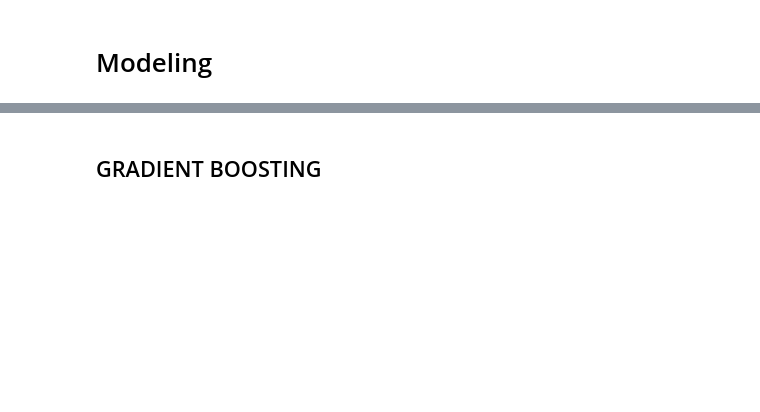
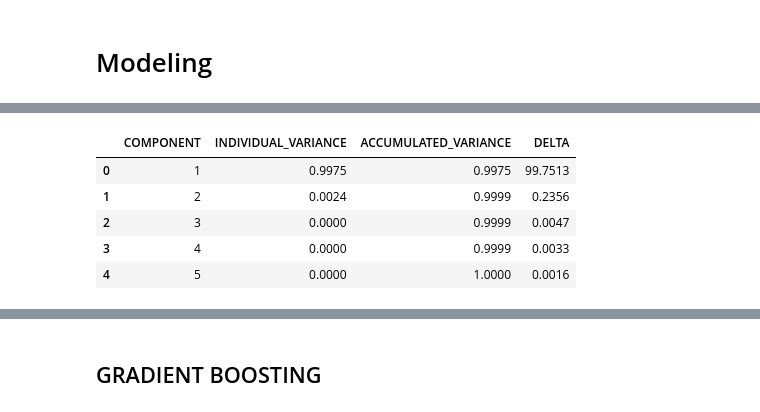
Before and after one commit to lucasamtaylor01/KaggleHousePrices, a Jupyter notebook: noteboks/04_modeling.ipynb, the cells around one changed output, grey strips where cells are left out. Drawn from its saved outputs; the diff is of its cells as text; code cells hidden in the pictures; blank space fills up the shorter version.

```diff
--- a/noteboks/04_modeling.ipynb
+++ b/noteboks/04_modeling.ipynb
@@ -34,7 +34,7 @@ MODEL_DATA_DIR = DATA_DIR / "data_model"
 # %%
 df_train = pd.read_csv(MODEL_DATA_DIR / "train_model.csv")
 # %%
-X_train = df_train.drop(columns=['SALEPRICE'])
-y_train = df_train['SALEPRICE']
+X_train = df_train.drop(columns=['SALEPRICE_LOG'])
+y_train = df_train['SALEPRICE_LOG']
 # %%
 df_train.head()
@@ -41,19 +49,25 @@ df_train.head()
 # %%
 pca_analysis = PCA(random_state=0)
 pca_analysis.fit(X_train)
 
 individual_variance = pca_analysis.explained_variance_ratio_
 accumulated_variance = individual_variance.cumsum()
 
 pca_table = pd.DataFrame({
     'COMPONENT': range(1, len(accumulated_variance) + 1),
     'INDIVIDUAL_VARIANCE': (individual_variance).round(4),
     'ACCUMULATED_VARIANCE': (accumulated_variance).round(4),
     'DELTA': (pd.Series(accumulated_variance).diff().fillna(accumulated_variance[0]) * 100).round(4)
 })
 
-first_above_95 = np.argmax(np.array(pca_table['ACCUMULATED_VARIANCE']) >= 0.95)
-first_above_95
+pca_table.head()
+# %% [output]
+|  | COMPONENT | INDIVIDUAL_VARIANCE | ACCUMULATED_VARIANCE | DELTA |
+| 0 | 1 | 0.9975 | 0.9975 | 99.7513 |
+| 1 | 2 | 0.0024 | 0.9999 | 0.2356 |
+| 2 | 3 | 0.0000 | 0.9999 | 0.0047 |
+| 3 | 4 | 0.0000 | 0.9999 | 0.0033 |
+| 4 | 5 | 0.0000 | 1.0000 | 0.0016 |
 # %%
 models = {
     'Ridge':             Ridge(random_state=0),
```
Also changed, not shown: parts of 12 cells of this notebook, 1 other file.
